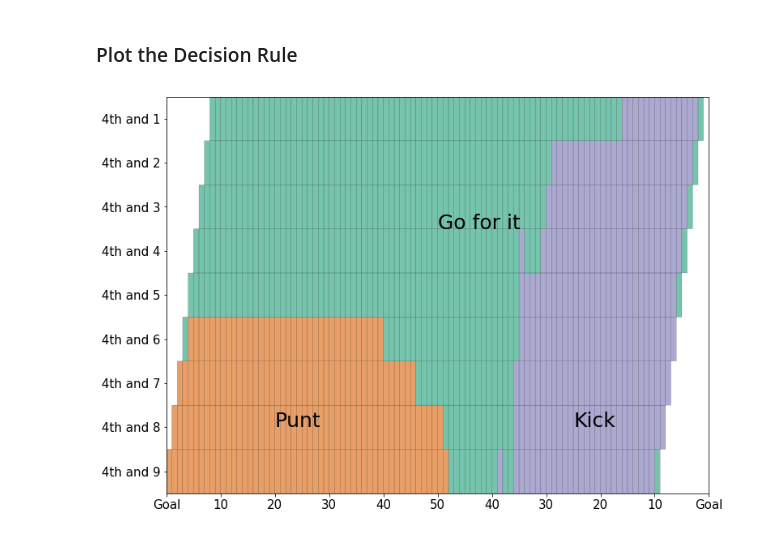
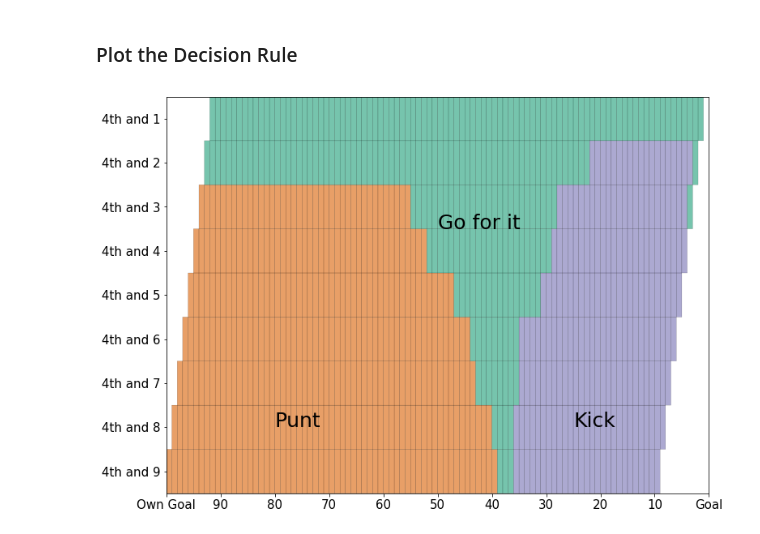
Before and after one commit to ntran16/CalFootball_4thDown, a Jupyter notebook: Cal - 4th Down Bot.ipynb, the cells around one changed output. Cells and saved outputs as stored; diff of their text form; code cells hidden in the pictures.

```diff
--- a/Cal - 4th Down Bot.ipynb
+++ b/Cal - 4th Down Bot.ipynb
@@ -334,7 +318,7 @@ temp = []
 data = []
 subpxp = []
 for year in range(2008,2018):
-    path ='D:/Groups/CalFootball_4thDown/NCAA-Football-Data/' + str(year) + 'PXP' # use your path
+    path =r'C:\Users\sf109991\Desktop\Cal_Football\CalFootball_4thDown\NCAA-Football-Data/' + str(year) + 'PXP' # use your path
     allFiles = glob.glob(path + "/*.csv")
     frame = pd.DataFrame()
     list_ = []
@@ -653,7 +655,7 @@ We pass the model objects into a function which itself then builds a function th
     + Compute the expected value using the field goal success probability
 # %%
 epv_model
-ekv = -2
+ekv = -.6
 # %%
 def build_decision_maker(ekv, epv_model, exp_conv_pct_model,
                          exp_net_punt_dist_model, exp_fg_prob_model):
@@ -681,10 +683,10 @@ def build_decision_maker(ekv, epv_model, exp_conv_pct_model,
 
         # Value of converting (approximately at the first down marker)
         if yrdline100 == ydstogo:
-            conv_succ_epv = 7 - ekv
+            conv_succ_epv = 6 - ekv
         else:
             first_down_yrdline100 = yrdline100 - ydstogo
-            conv_succ_epv = epv_model[first_down_yrdline100]
+            conv_succ_epv = epv_model[first_down_yrdline100] -1
 
         # Conversion Pct
         exp_conv_pct = exp_conv_pct_model[(region, ydstogo)] if ydstogo < YRDSTOGO_CAP else None
@@ -813,32 +815,32 @@ for i in range(9):
         elif decision is None:
             val = np.nan
         data[i, j] = val
 data = data[::-1,::-1]
 
 fig, ax = plt.subplots(figsize=(12, 9))
 
 ax.pcolor(
     data,
     vmin=1,
     vmax=8,
     edgecolors='k',
     linewidths=.2,
     cmap=plt.get_cmap('Dark2'),
     alpha=.6
 );
 ax.set_xticks([0, 10, 20, 30, 40, 50, 60, 70, 80, 90, 100])
-ax.set_xticklabels(['Goal', '10', '20', '30', '40', '50', '40', '30', '20', '10', 'Goal'])
+ax.set_xticklabels(['Own Goal', '90', '80', '70', '60', '50', '40', '30', '20', '10', 'Goal'])
 ax.set_yticks([
     yd - .5
     for yd in range(1, 10)
 ])
 ax.set_yticklabels([
     '4th and {}'.format(yd)
     for yd in range(9, 0, -1)
 ])
 ax.text(50, 6, 'Go for it', size=25)
 ax.text(20, 1.5, 'Punt', size=25)
 ax.text(75, 1.5, 'Kick', size=25)
 ax.tick_params(axis='both', which='major', labelsize=15);
 # %% [output]
-[figure, old version]
+[figure, new version]
```
Also changed, not shown: parts of 12 cells of this notebook, 15 other files.
